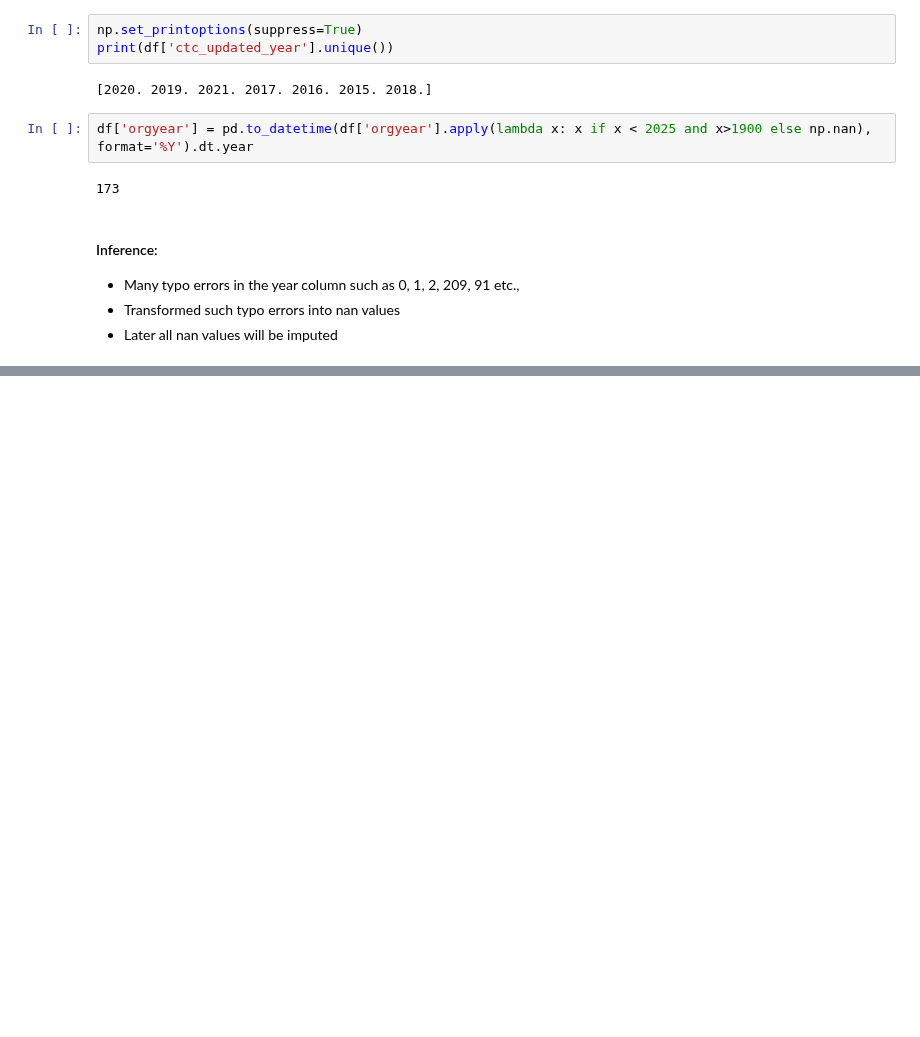
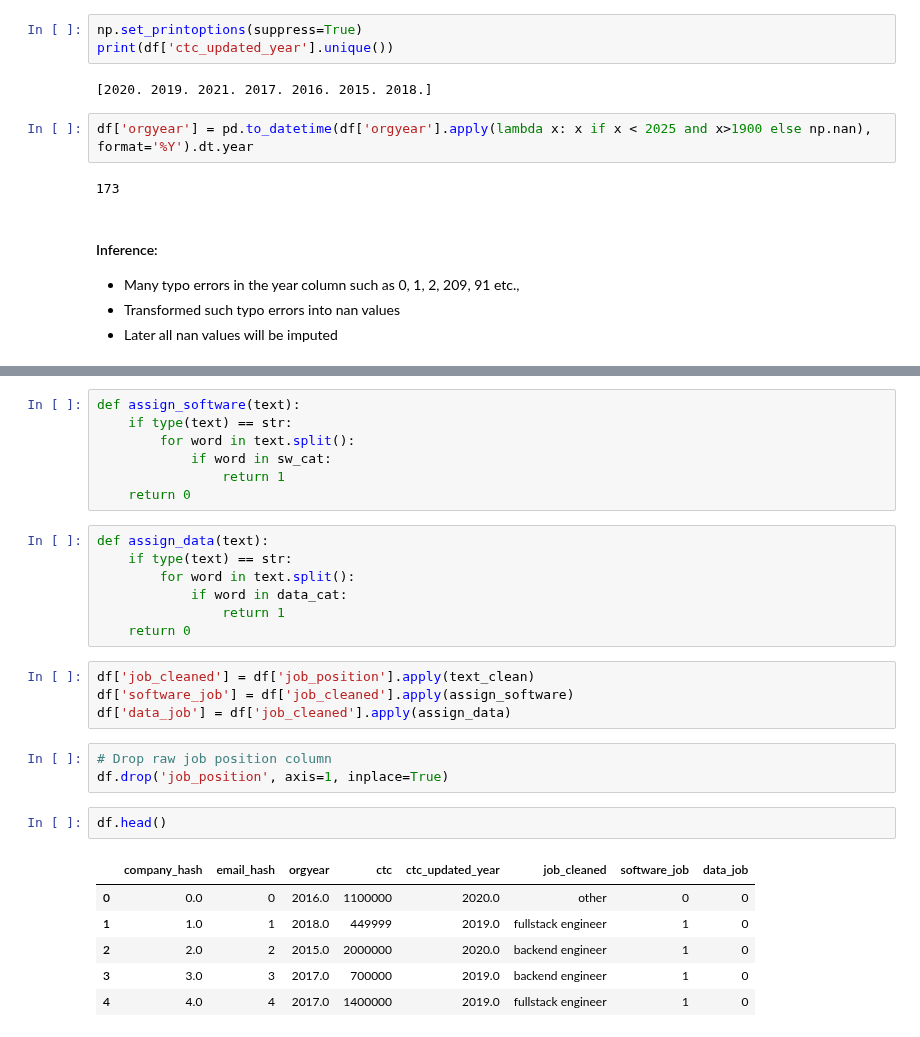
Before and after one commit to muthuganeshece/Business-Case-Study, a Jupyter notebook: Scaler/Notebook/Scaler_Clustering.ipynb, the cells around one changed output, grey strips where cells are left out. Cells and saved outputs as stored; diff of their text form; blank space fills up the shorter version.

Commit message:
Cleaned Job definition

```diff
--- a/Scaler/Notebook/Scaler_Clustering.ipynb
+++ b/Scaler/Notebook/Scaler_Clustering.ipynb
@@ -230,0 +255,30 @@ sorted(df['job_position'].dropna().unique())
+# %%
+def assign_software(text):
+    if type(text) == str:
+        for word in text.split():
+            if word in sw_cat:
+                return 1
+    return 0
+# %%
+def assign_data(text):
+    if type(text) == str:
+        for word in text.split():
+            if word in data_cat:
+                return 1
+    return 0
+# %%
+df['job_cleaned'] = df['job_position'].apply(text_clean)
+df['software_job'] = df['job_cleaned'].apply(assign_software)
+df['data_job'] = df['job_cleaned'].apply(assign_data)
+# %%
+# Drop raw job position column
+df.drop('job_position', axis=1, inplace=True)
+# %%
+df.head()
+# %% [output]
+|  | company_hash | email_hash | orgyear | ctc | ctc_updated_year | job_cleaned | software_job | data_job |
+| 0 | 0.0 | 0 | 2016.0 | 1100000 | 2020.0 | other | 0 | 0 |
+| 1 | 1.0 | 1 | 2018.0 | 449999 | 2019.0 | fullstack engineer | 1 | 0 |
+| 2 | 2.0 | 2 | 2015.0 | 2000000 | 2020.0 | backend engineer | 1 | 0 |
+| 3 | 3.0 | 3 | 2017.0 | 700000 | 2019.0 | backend engineer | 1 | 0 |
+| 4 | 4.0 | 4 | 2017.0 | 1400000 | 2019.0 | fullstack engineer | 1 | 0 |
```
Also changed, not shown: parts of 15 cells of this notebook.
